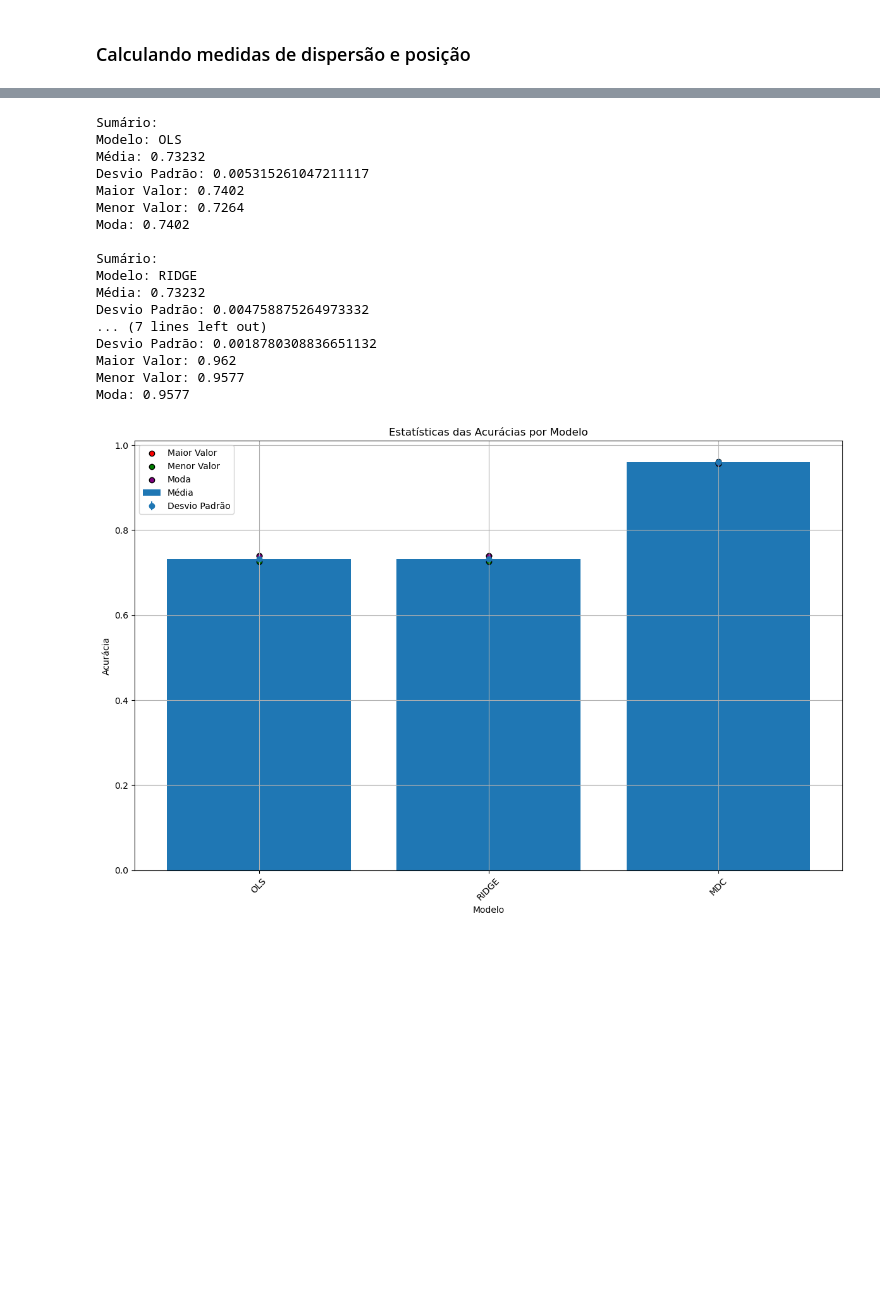
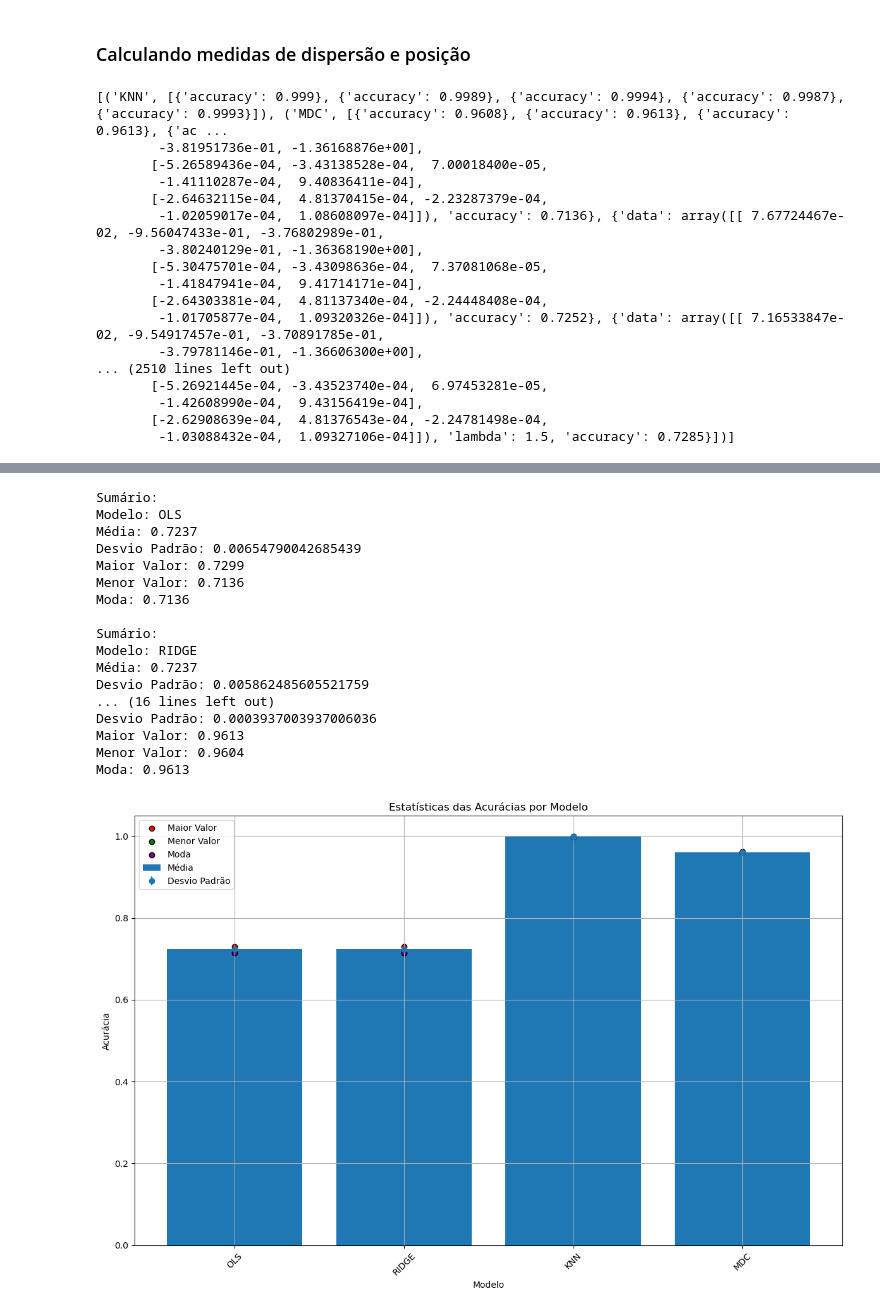
Before and after one commit to clys-man/regression-and-classification-models, a Jupyter notebook: trabalho-av1.ipynb, the cells around one changed output, grey strips where cells are left out. Saved outputs shown, nothing was run; the diff lists cells and outputs as text; code cells hidden in the pictures; blank space fills up the shorter version.

```diff
--- a/trabalho-av1.ipynb
+++ b/trabalho-av1.ipynb
@@ -92,7 +92,8 @@ for _ in range(num_rounds):
     lambda_values = np.linspace(1e-5, 1.5, 100)
     mse_ridge_values = []
     for lbda in lambda_values:
-        w_hat = linear_regression(X_train, y_train, "Tikhonov", lbda)
+        I = np.identity(X.shape[1])
+        w_hat = np.linalg.inv(X.T @ X + lbda * I) @ X.T @ y
         y_pred_ridge = X_test @ w_hat
         mse_ridge = mean_squared_error(y_test, y_pred_ridge)
         mse_ridge_values.append(mse_ridge)
@@ -100,9 +101,11 @@ for _ in range(num_rounds):
     optimal_lambda = lambda_values[np.argmin(mse_ridge_values)]
     optimal_lambda_list.append(optimal_lambda)
 
-    w_hat_ridge = linear_regression(X_train, y_train, "Tikhonov", int(optimal_lambda))
+    I = np.identity(X.shape[1])
+    w_hat_ridge = np.linalg.inv(X.T @ X + lbda * I) @ X.T @ y
     y_pred_ridge = X_test @ w_hat_ridge
-    mse_ridge_list.append(mean_squared_error(y_test, y_pred_ridge))
+    mse_ols_ridge = mean_squared_error(y_test, y_pred_ridge)
+    mse_ridge_list.append(mse_ols_ridge)
 
     # Mean of Observable Values
     mean_y_train = np.mean(y_train)
@@ -381,8 +384,12 @@ Round finalizado em 504ms.
 # %%
 sorted_models = sorted(models_data.items(), key=lambda x: max([entry['accuracy'] for entry in x[1]]) if [entry['accuracy'] for entry in x[1]] else 0, reverse=True)
 
-_, ols_results = sorted_models[1]
-_, ridge_results = sorted_models[2]
+_, ols_results = sorted_models[2]
+_, ridge_results = sorted_models[3]
+
+print(sorted_models)
+
+best_lambda = ridge_results[0]['lambda']
 
 # Carregar dados
 X = np.loadtxt("./data/EMG.csv", delimiter=",")
@@ -476,48 +483,68 @@ for model, data in models_data.items():
         print(f"Desvio Padrão: {stdev}")
         print(f"Maior Valor: {max_value}")
         print(f"Menor Valor: {min_value}")
         print(f"Moda: {mode}")
+
+        if (model == 'RIDGE'):
+            print(f'Melhor valor de lambda: {best_lambda}')
         print()
 
 # Plotar os resultados
 plt.figure(figsize=(12, 8))
 
 plt.bar(statistics_data['Modelo'], statistics_data['Média'], label='Média')
 plt.errorbar(statistics_data['Modelo'], statistics_data['Média'], yerr=statistics_data['Desvio Padrão'], fmt='o', label='Desvio Padrão')
 plt.scatter(statistics_data['Modelo'], statistics_data['Maior Valor'], color='red', label='Maior Valor', edgecolors="k")
 plt.scatter(statistics_data['Modelo'], statistics_data['Menor Valor'], color='green', label='Menor Valor', edgecolors="k")
 plt.scatter(statistics_data['Modelo'], statistics_data['Moda'], color='purple', label='Moda', edgecolors="k")
 
 plt.title('Estatísticas das Acurácias por Modelo')
 plt.xlabel('Modelo')
 plt.ylabel('Acurácia')
 plt.legend()
 plt.xticks(rotation=45)
 plt.grid(True)
 plt.tight_layout()
 plt.show()
 # %% [output]
+[('KNN', [{'accuracy': 0.999}, {'accuracy': 0.9989}, {'accuracy': 0.9994}, {'accuracy': 0.9987}, {'accuracy': 0.9993}]), ('MDC', [{'accuracy': 0.9608}, {'accuracy': 0.9613}, {'accuracy': 0.9613}, {'ac ...
+        -3.81951736e-01, -1.36168876e+00],
+       [-5.26589436e-04, -3.43138528e-04,  7.00018400e-05,
+        -1.41110287e-04,  9.40836411e-04],
+       [-2.64632115e-04,  4.81370415e-04, -2.23287379e-04,
+        -1.02059017e-04,  1.08608097e-04]]), 'accuracy': 0.7136}, {'data': array([[ 7.67724467e-02, -9.56047433e-01, -3.76802989e-01,
+        -3.80240129e-01, -1.36368190e+00],
+       [-5.30475701e-04, -3.43098636e-04,  7.37081068e-05,
+        -1.41847941e-04,  9.41714171e-04],
+       [-2.64303381e-04,  4.81137340e-04, -2.24448408e-04,
+        -1.01705877e-04,  1.09320326e-04]]), 'accuracy': 0.7252}, {'data': array([[ 7.16533847e-02, -9.54917457e-01, -3.70891785e-01,
+        -3.79781146e-01, -1.36606300e+00],
+... (2510 lines left out)
+       [-5.26921445e-04, -3.43523740e-04,  6.97453281e-05,
+        -1.42608990e-04,  9.43156419e-04],
+       [-2.62908639e-04,  4.81376543e-04, -2.24781498e-04,
+        -1.03088432e-04,  1.09327106e-04]]), 'lambda': 1.5, 'accuracy': 0.7285}])]
 [figure]
 [figure]
 [figure]
 [figure]
 [figure]
 [figure]
-Sumário:
-Modelo: OLS
-Média: 0.73232
-Desvio Padrão: 0.005315261047211117
-Maior Valor: 0.7402
-Menor Valor: 0.7264
-Moda: 0.7402
-
-Sumário:
-Modelo: RIDGE
-Média: 0.73232
-Desvio Padrão: 0.004758875264973332
-... (7 lines left out)
-Desvio Padrão: 0.0018780308836651132
-Maior Valor: 0.962
-Menor Valor: 0.9577
-Moda: 0.9577
+Sumário:
+Modelo: OLS
+Média: 0.7237
+Desvio Padrão: 0.00654790042685439
+Maior Valor: 0.7299
+Menor Valor: 0.7136
+Moda: 0.7136
+
+Sumário:
+Modelo: RIDGE
+Média: 0.7237
+Desvio Padrão: 0.005862485605521759
+... (16 lines left out)
+Desvio Padrão: 0.0003937003937006036
+Maior Valor: 0.9613
+Menor Valor: 0.9604
+Moda: 0.9613
-[figure, old version]
+[figure, new version]
```
Also changed, not shown: parts of 4 cells of this notebook, 1 other file.
